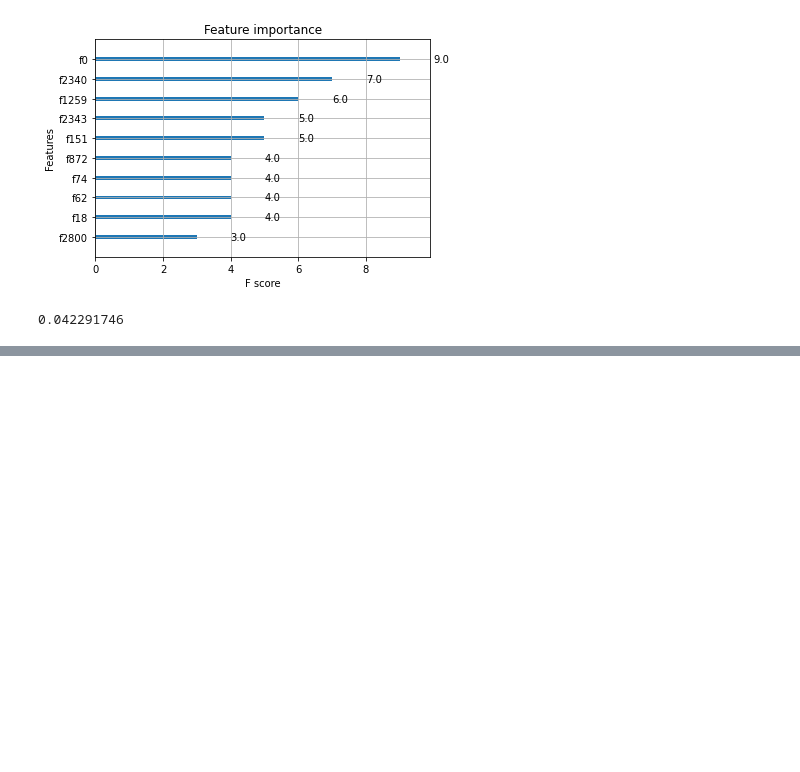
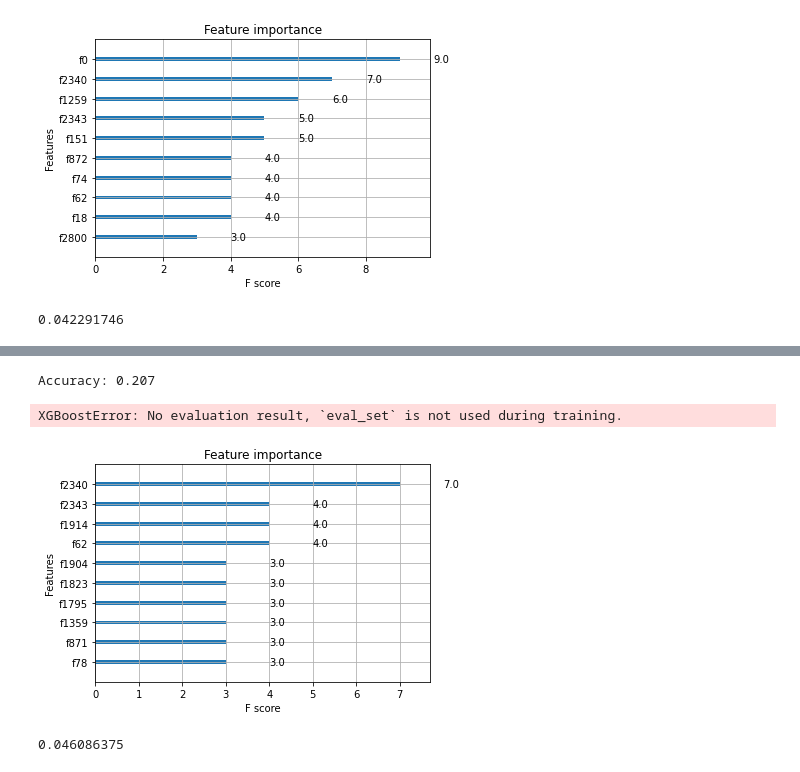
Before and after one commit to nedeljkovicmajaa/LMU_neuroscience, a Jupyter notebook: code/knn_rf.ipynb, the cells around one changed output, grey strips where cells are left out. Drawn from its saved outputs; the diff is of its cells as text; code cells hidden in the pictures; blank space fills up the shorter version.

```diff
--- a/code/knn_rf.ipynb
+++ b/code/knn_rf.ipynb
@@ -689,0 +1044,33 @@ max(x)
+# %%
+eval = [(X_train, y_train),(X_test, y_test)]
+classif = xgb.XGBClassifier(objective ='reg:linear', colsample_bytree = 1, learning_rate = 0.0001, max_depth = 1, alpha = 0.1, n_estimators = 200,  eta=0.05)
+classif.fit(X_train,y_train)
+preds = classif.predict(X_test)
+score = accuracy_score(y_test, preds)
+print('Accuracy: %.3f' % score)
+results = classif.evals_result()
+# plot learning curves
+plt.plot(results['validation_0']['logloss'], label='train')
+plt.plot(results['validation_1']['logloss'], label='test')
+plt.legend()
+plt.show()
+xgb_acc = score
+# %% [output]
+Accuracy: 0.207
+XGBoostError: No evaluation result, `eval_set` is not used during training.
+# %%
+from turtle import width
+from xgboost import plot_importance
+import matplotlib.pyplot as plt
+
+# plot feature importance
+plot_importance(model, max_num_features=10)
+plt.show()
+
+x = model.feature_importances_
+# %% [output]
+[figure, added]
+# %%
+max(x)
+# %% [output]
+0.046086375
```
Also changed, not shown: parts of 26 cells of this notebook, 1 other file.
